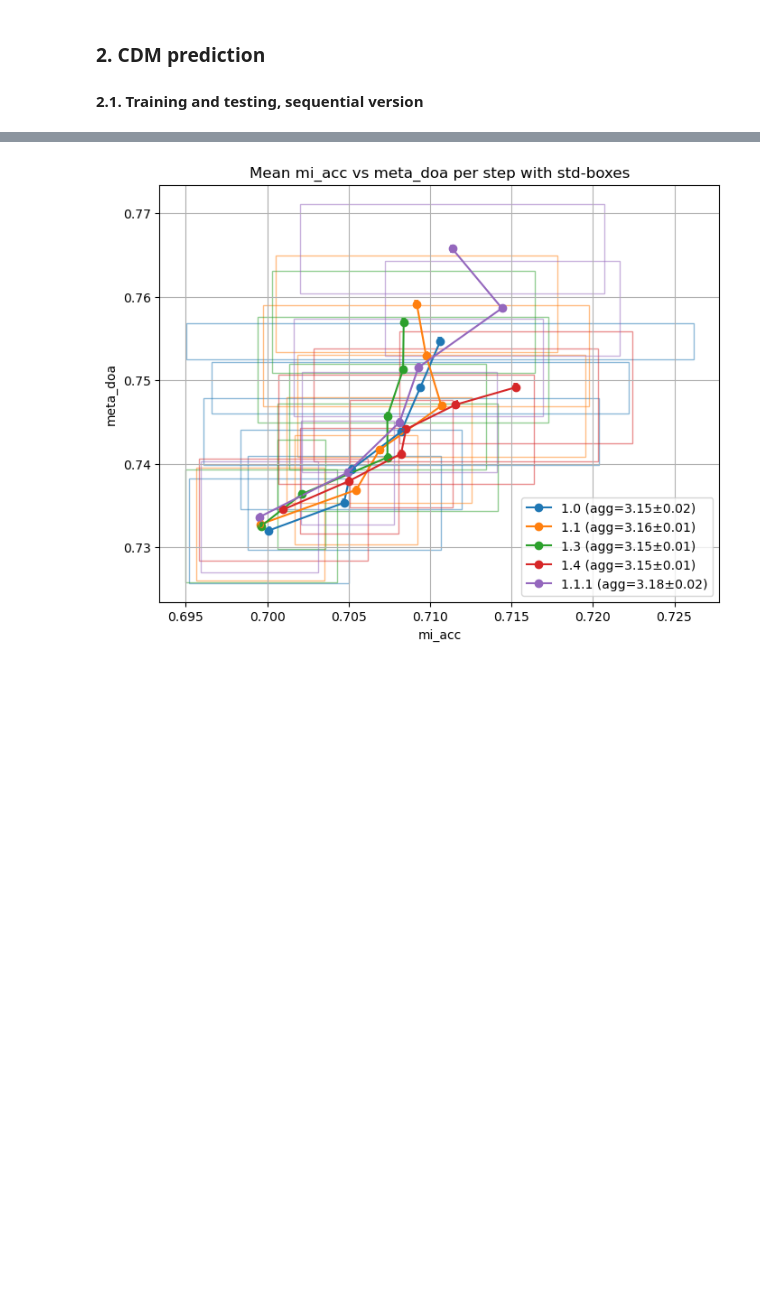
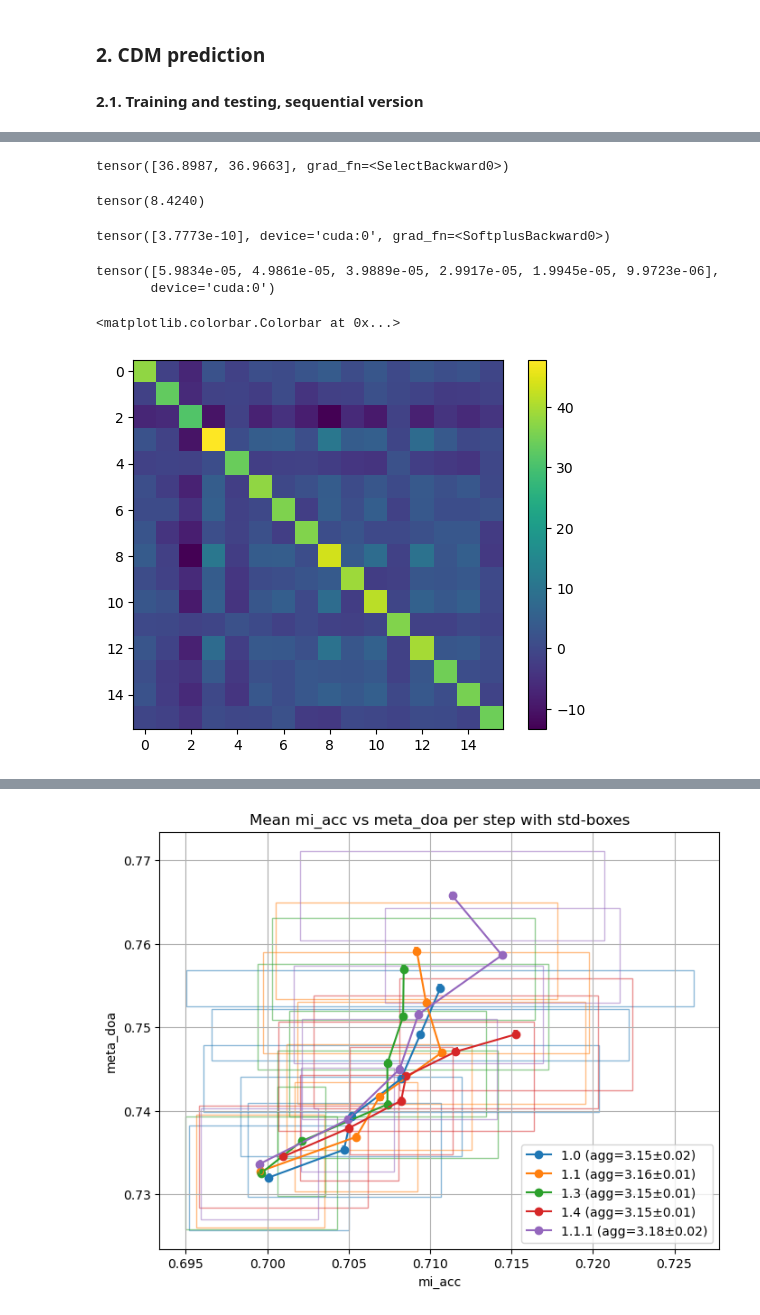
Before and after one commit to arthur-batel/liriscat, a Jupyter notebook: experiments/notebook_example/Liriscat.ipynb, the cells around one changed output, grey strips where cells are left out. Drawn from its saved outputs; the diff is of its cells as text; code cells hidden in the pictures; blank space fills up the shorter version.

Commit message:
mult_GAP_cw_plus, p=0.002441

```diff
--- a/experiments/notebook_example/Liriscat.ipynb
+++ b/experiments/notebook_example/Liriscat.ipynb
@@ -48,7 +48,7 @@ config['num_inner_users_epochs'] = 3
 config['d_in'] = 4
 config['num_responses'] = 12
 
-config['meta_trainer'] = 'Approx_GAP'
+config['meta_trainer'] = 'GAP'
 #pred_metrics,df_interp = test(config)
 # %% [output]
 CUDA is available. Using GPU.
@@ -87,10 +87,10 @@ def pareto_index(d) :
     r = []
 
     for i in range(len(d_acc)):
-        r.append(d_acc[i]['mi_acc']*d_meta[i]['meta_doa'])
-    print(sum(r))
+        r.append((0.69-d_acc[i]['mi_acc'])*(0.73-d_meta[i]['meta_doa']))
+    return sum(r)
 # %%
-meta_trainers = ['Approx_GAP_mult']
+meta_trainers = ['GAP']
 for meta_trainer in meta_trainers :
     config['meta_trainer'] = meta_trainer
     logging.info(f'#### meta_trainer : {config["meta_trainer"]} ####')
@@ -149,5 +147,5 @@ KeyboardInterrupt:
 # %%
-config['meta_trainer'] = 'Approx_GAP_mult_lambda_prior'
+config['meta_trainer'] = 'GAP'
 #config['meta_trainer'] = 'Adam'
 for seed in range(1) :
     config['seed'] = seed
@@ -164,7 +162,7 @@ for seed in range(1) :
     liriscat.utils.set_seed(0)
     S.reset_rng()
     d = (S.evaluate_test(test_data, train_data, valid_data))
-    pareto_index(d)
+    print(pareto_index(d))
     print(d)
     torch.cuda.empty_cache()
 # %% [output]
@@ -239,0 +323,8 @@ tensor(0.0004, device='cuda:0', grad_fn=<SoftplusBackward0>)
+# %%
+S.cross_cond[:2,0]
+# %% [output]
+tensor([36.8987, 36.9663], grad_fn=<SelectBackward0>)
+# %%
+inverse_softplus(torch.tensor(S.config['inner_user_lr']*500))
+# %% [output]
+tensor(8.4240)
@@ -239,0 +347,17 @@ tensor(0.0004, device='cuda:0', grad_fn=<SoftplusBackward0>)
+# %%
+torch.nn.Softplus()(S.meta_mu)
+# %% [output]
+tensor([3.7773e-10], device='cuda:0', grad_fn=<SoftplusBackward0>)
+# %%
+S.config['lambda']*torch.arange(S.config['n_query'],0,-1, device=S.device, dtype=torch.float32)
+# %% [output]
+tensor([5.9834e-05, 4.9861e-05, 3.9889e-05, 2.9917e-05, 1.9945e-05, 9.9723e-06],
+       device='cuda:0')
+# %%
+import matplotlib.pyplot as plt
+
+plt.imshow(S.CDM.model.prior_cov_inv.cpu().detach().numpy())
+plt.colorbar()
+# %% [output]
+<matplotlib.colorbar.Colorbar at 0x...>
+[figure, added]
```
Also changed, not shown: parts of 11 cells of this notebook, 1 other file.
